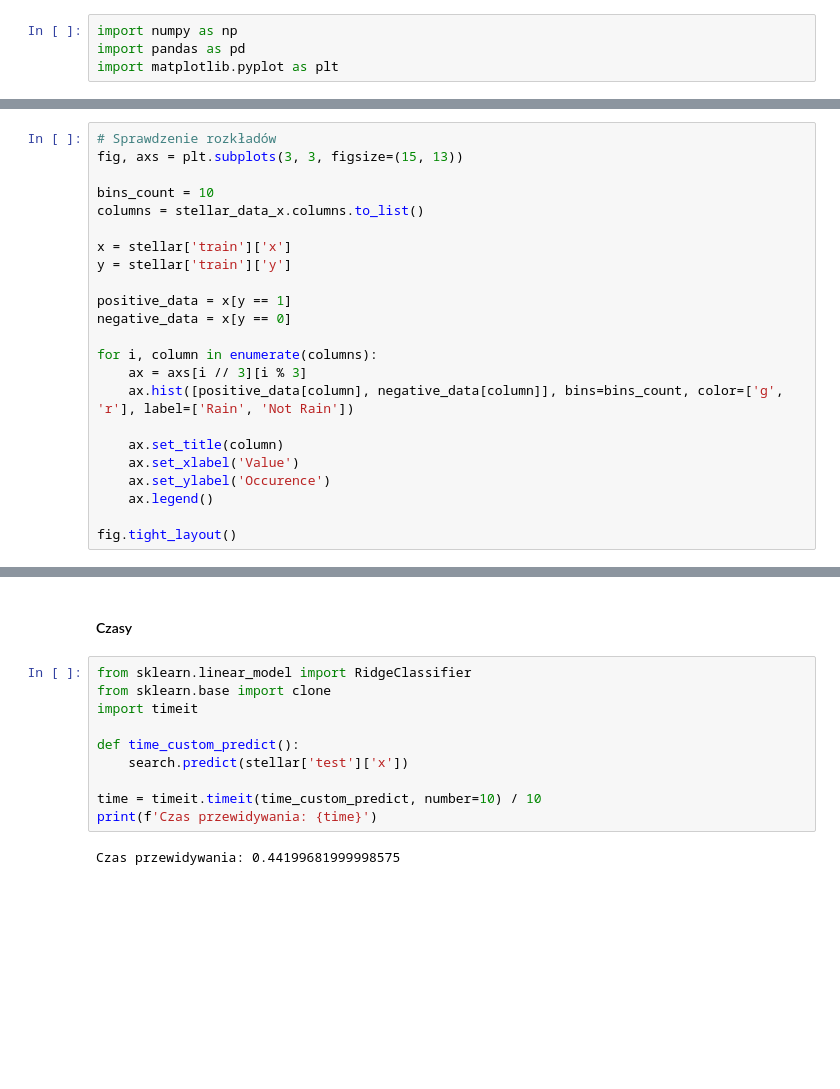
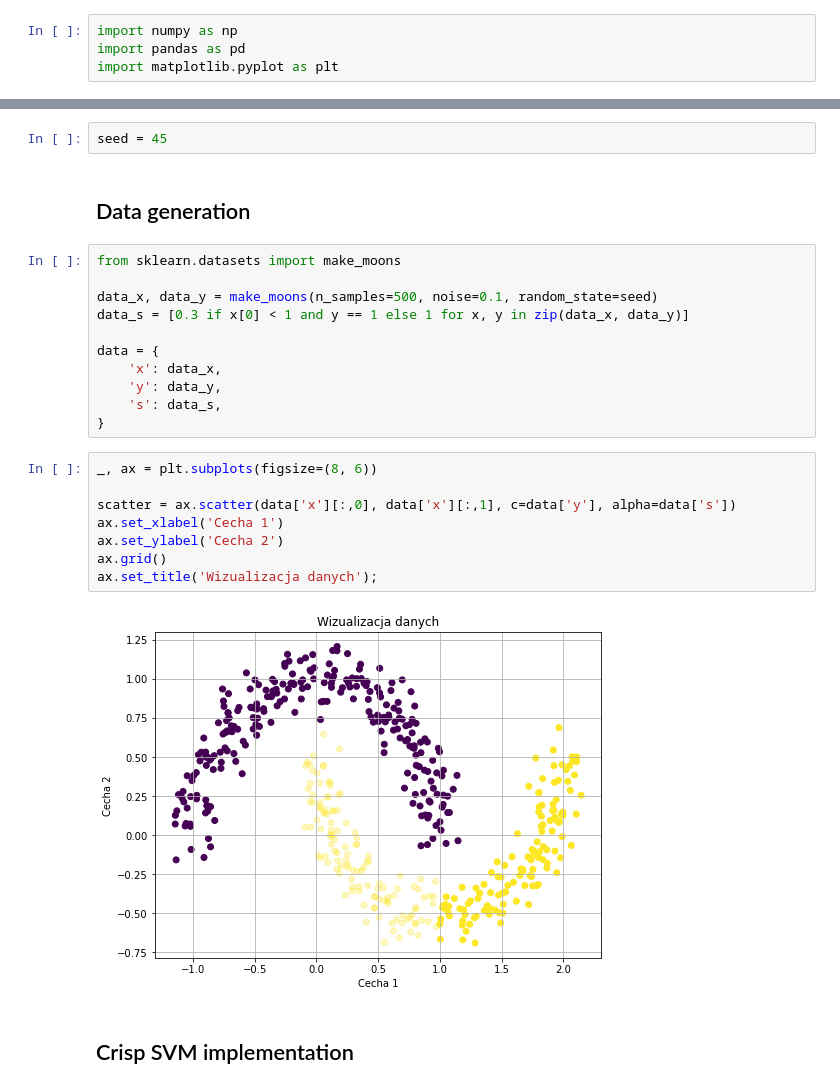
Before and after one commit to klima7/Fuzzy-SVM, a Jupyter notebook: notebook.ipynb, the cells around one changed output, grey strips where cells are left out. Cells and saved outputs as stored; diff of their text form; blank space fills up the shorter version.

```diff
--- a/notebook.ipynb
+++ b/notebook.ipynb
@@ -1368,23 +6,0 @@ ax.set_yticklabels(columns);
-# %%
-# Sprawdzenie rozkładów
-fig, axs = plt.subplots(3, 3, figsize=(15, 13))
-
-bins_count = 10
-columns = stellar_data_x.columns.to_list()
-
-x = stellar['train']['x']
-y = stellar['train']['y']
-
-positive_data = x[y == 1]
-negative_data = x[y == 0]
-
-for i, column in enumerate(columns):
-    ax = axs[i // 3][i % 3]
-    ax.hist([positive_data[column], negative_data[column]], bins=bins_count, color=['g', 'r'], label=['Rain', 'Not Rain'])
-
-    ax.set_title(column)
-    ax.set_xlabel('Value')
-    ax.set_ylabel('Occurence')
-    ax.legend()
-
-fig.tight_layout()
@@ -1497,14 +7,27 @@ ax.grid();
-# %% [markdown]
-#### Czasy
-# %%
-from sklearn.linear_model import RidgeClassifier
-from sklearn.base import clone
-import timeit
-
-def time_custom_predict():
-    search.predict(stellar['test']['x'])
-
-time = timeit.timeit(time_custom_predict, number=10) / 10
-print(f'Czas przewidywania: {time}')
-# %% [output]
-Czas przewidywania: 0.44199681999998575
+# %%
+seed = 45
+# %% [markdown]
+## Data generation
+# %%
+from sklearn.datasets import make_moons
+
+data_x, data_y = make_moons(n_samples=500, noise=0.1, random_state=seed)
+data_s = [0.3 if x[0] < 1 and y == 1 else 1 for x, y in zip(data_x, data_y)]
+
+data = {
+    'x': data_x,
+    'y': data_y,
+    's': data_s,
+}
+# %%
+_, ax = plt.subplots(figsize=(8, 6))
+
+scatter = ax.scatter(data['x'][:,0], data['x'][:,1], c=data['y'], alpha=data['s'])
+ax.set_xlabel('Cecha 1')
+ax.set_ylabel('Cecha 2')
+ax.grid()
+ax.set_title('Wizualizacja danych');
+# %% [output]
+[figure, added]
+# %% [markdown]
+## Crisp SVM implementation
```
Also changed, not shown: parts of 132 cells of this notebook.
